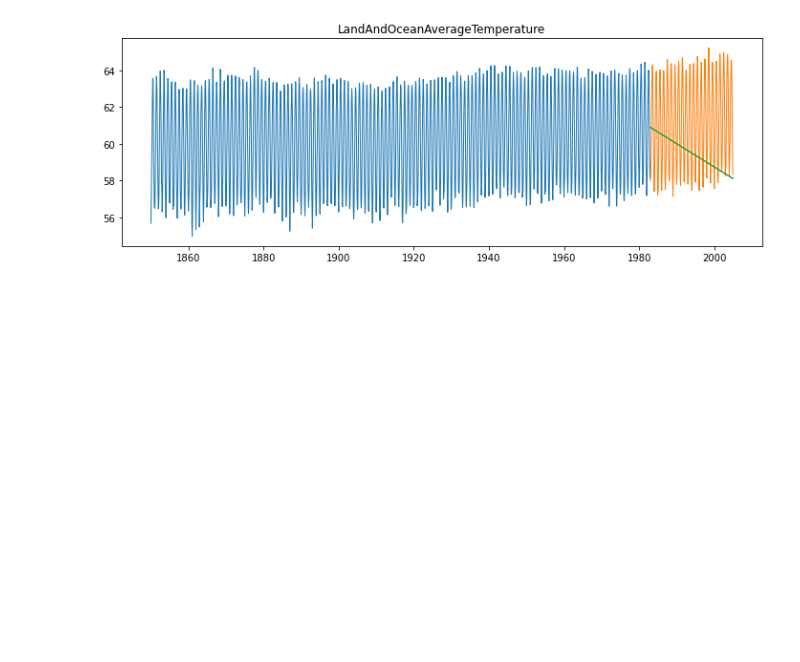
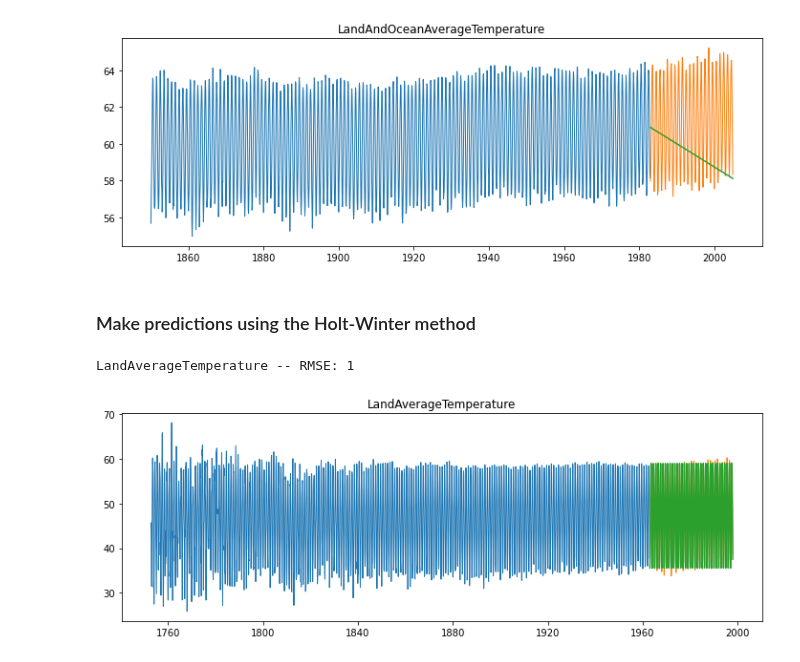
Before and after one commit to Johndsalas/earths_temperature_time_series, a Jupyter notebook: main_notebook.ipynb, the cells around one changed output. Saved outputs shown, nothing was run; the diff lists cells and outputs as text; code cells hidden in the pictures; blank space fills up the shorter version.

Commit message:
Added first of holt-winter

```diff
--- a/main_notebook.ipynb
+++ b/main_notebook.ipynb
@@ -552,3 +552,5 @@ plot_and_eval_ocean('LandAndOceanAverageTemperature')
 # %% [output]
 LandAndOceanAverageTemperature -- RMSE: 3
 [figure]
+# %% [markdown]
+### Make predictions using the Holt-Winter method
@@ -554,0 +565,5 @@ LandAndOceanAverageTemperature -- RMSE: 3
+# %%
+plot_and_eval_land('LandAverageTemperature')
+# %% [output]
+LandAverageTemperature -- RMSE: 1
+[figure, added]
```
Also changed, not shown: parts of 4 cells of this notebook, 1 other file.
